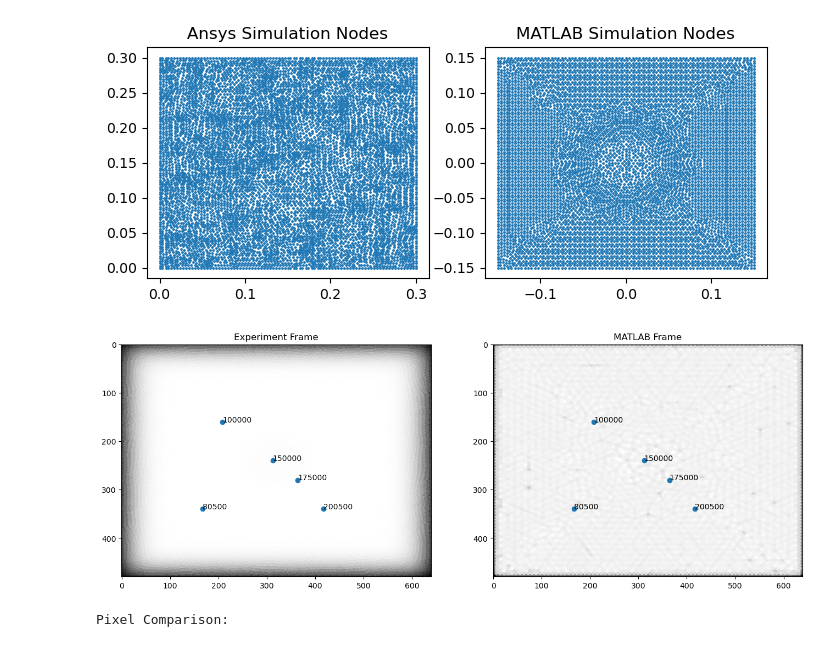
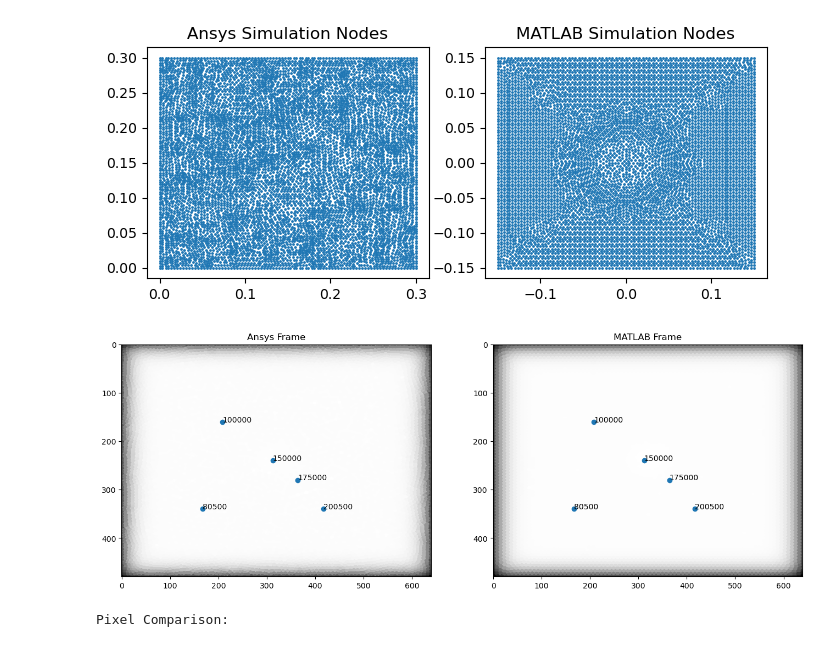
Before and after one commit to lvburik/TeamInternship, a Jupyter notebook: SimulationModel/simulation_comparison.ipynb, the cells around one changed output. Cells and saved outputs as stored; diff of their text form; code cells hidden in the pictures.

```diff
--- a/SimulationModel/simulation_comparison.ipynb
+++ b/SimulationModel/simulation_comparison.ipynb
@@ -57,6 +57,6 @@ plt.show()
 # %%
 
-timestep = 29 # choose specific timeframe
+timestep = 90 # choose specific timeframe
 
 x1, y1, temp1 = x_m_exp_setting, y_m_exp_setting, temperatures_m_exp_setting[:, timestep]
 x2, y2, temp2 = x_m_sim_setting, y_m_sim_setting, temperatures_m_sim_setting[:, timestep]
@@ -230,36 +230,36 @@ def plot_pixel_temp(pixel_id, temps, timesteps, labels):
 # %%
 # plot pixel locations on a frame
 pixels = [175000, 80500, 200500, 100000, 150000]
 
-ansys_frame = ansys_flattened_temperatures[timestep, :].reshape(480, 640)
+ansys_frame = ansys_flattened_temperatures[ansys_timestep, :].reshape(480, 640)
 matlab_frame = matlab_sim_setting[timestep, :].reshape(480, 640)
 
 plt.figure(figsize=(16, 12))
 
 x = []
 y = []
 for pixel in pixels:
     row, col = divmod(pixel, 480)
     x.append(row)
     y.append(col)
 
 plt.subplot(1, 2, 1)  # First plot
 plt.scatter(x, y, label=pixels)
 for i, txt in enumerate(pixels):
     plt.annotate(txt, (x[i], y[i]))
 plt.imshow(ansys_frame, cmap='grey')
-plt.title("Experiment Frame")
+plt.title("Ansys Frame")
 
 plt.subplot(1, 2, 2)  # Second plot
 plt.scatter(x, y, label=pixels)
 for i, txt in enumerate(pixels):
     plt.annotate(txt, (x[i], y[i]))
 plt.imshow(matlab_frame, cmap='grey')
 plt.title("MATLAB Frame")
 
 plt.show()
 # %% [output]
-[figure, old version]
+[figure, new version]
 # %%
 # plot various pixel temperatures over time
 temps = [matlab_sim_setting, ansys_flattened_temperatures]
```
Also changed, not shown: parts of 7 cells of this notebook.
